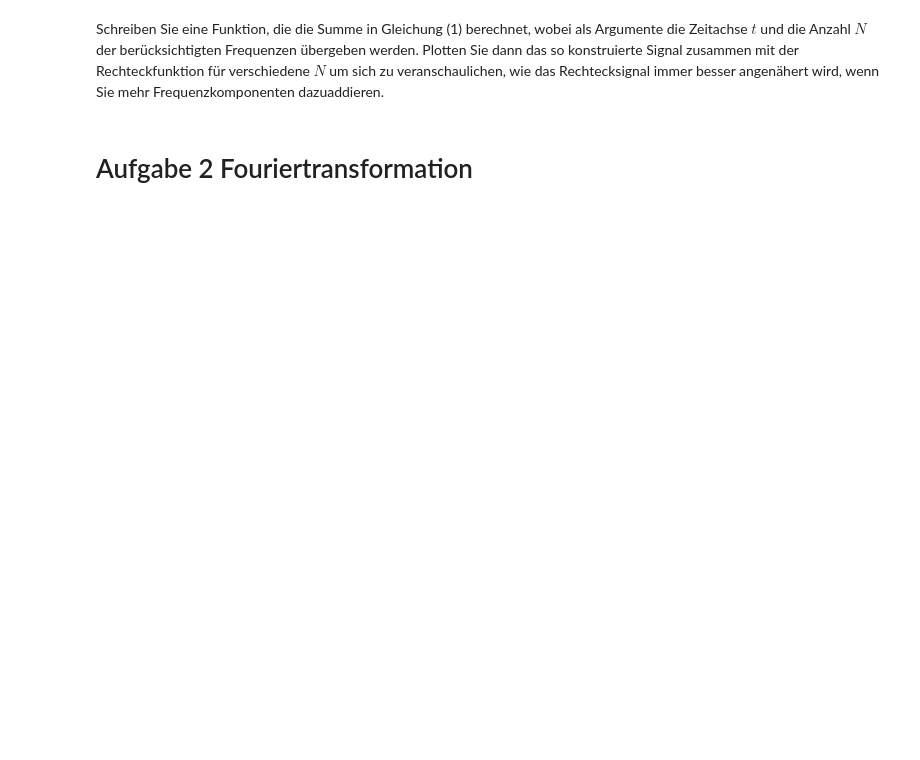
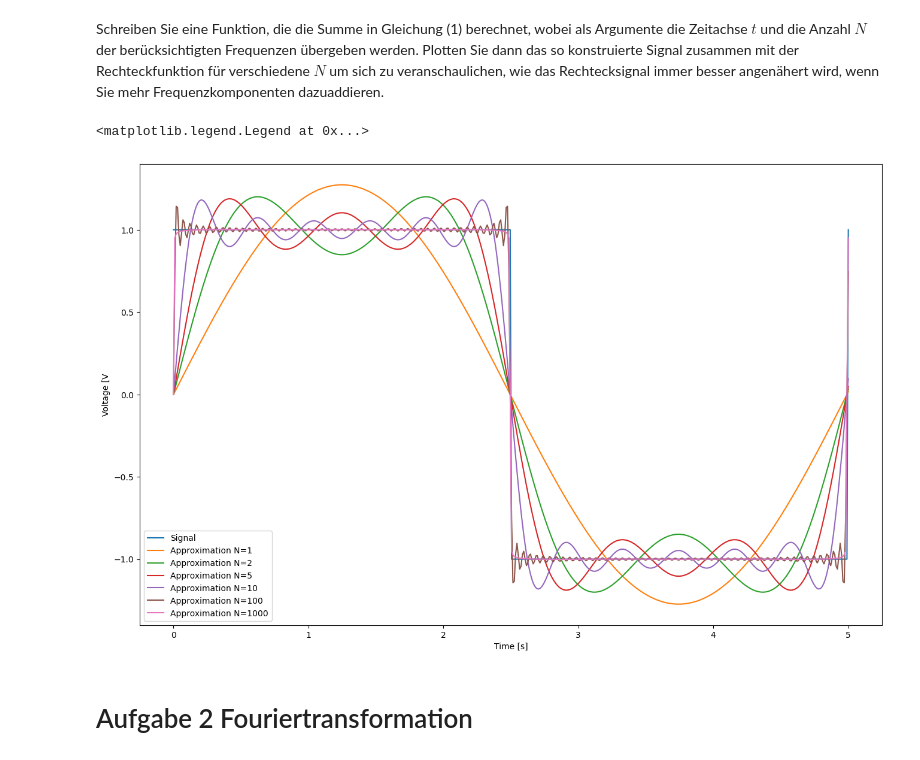
Before and after one commit to fflopsi/datenanalyse, a Jupyter notebook: exercises/06/Aufgabenblatt _6.ipynb, the cells around one changed output. Cells and saved outputs as stored; diff of their text form; code cells hidden in the pictures; blank space fills up the shorter version.

```diff
--- a/exercises/06/Aufgabenblatt _6.ipynb
+++ b/exercises/06/Aufgabenblatt _6.ipynb
@@ -43,5 +56,24 @@ $$ a_n = \frac{4}{\pi n} \textrm{ für ungerade } n,\\ a_n = 0 \textrm{ für ger
 # %% [markdown]
 Schreiben Sie eine Funktion, die die Summe in Gleichung (1) berechnet, wobei als Argumente die Zeitachse $t$ und die Anzahl $N$ der berücksichtigten Frequenzen übergeben werden. Plotten Sie dann das so konstruierte Signal zusammen mit der Rechteckfunktion für verschiedene $N$ um sich zu veranschaulichen, wie das Rechtecksignal immer besser angenähert wird, wenn Sie mehr Frequenzkomponenten dazuaddieren.
+# %%
+def my_U(t, N):
+    f1 = 1/(t[-1] - t[1])
+    res = np.zeros(len(t))
+    for j in range(1, N+2):
+        an = 4/(np.pi*j) if j % 2 != 0 else 0
+        res += an * np.sin(2*np.pi * j * f1 * t)
+    return res
+
+_, ax = plt.subplots(figsize=(16,10))
+ax.set_xlabel('Time [s]')
+ax.set_ylabel('Voltage [V')
+ax.plot(t, V, label='Signal')
+for i in (1, 2, 5, 10, 100, 1000):
+    ax.plot(t, my_U(t, i), label=f'Approximation N={i}')
+ax.legend()
+# %% [output]
+<matplotlib.legend.Legend at 0x...>
+[figure, added]
 # %% [markdown]
 #  Aufgabe 2 Fouriertransformation
 # %% [markdown]
```
Also changed, not shown: parts of 9 cells of this notebook.
